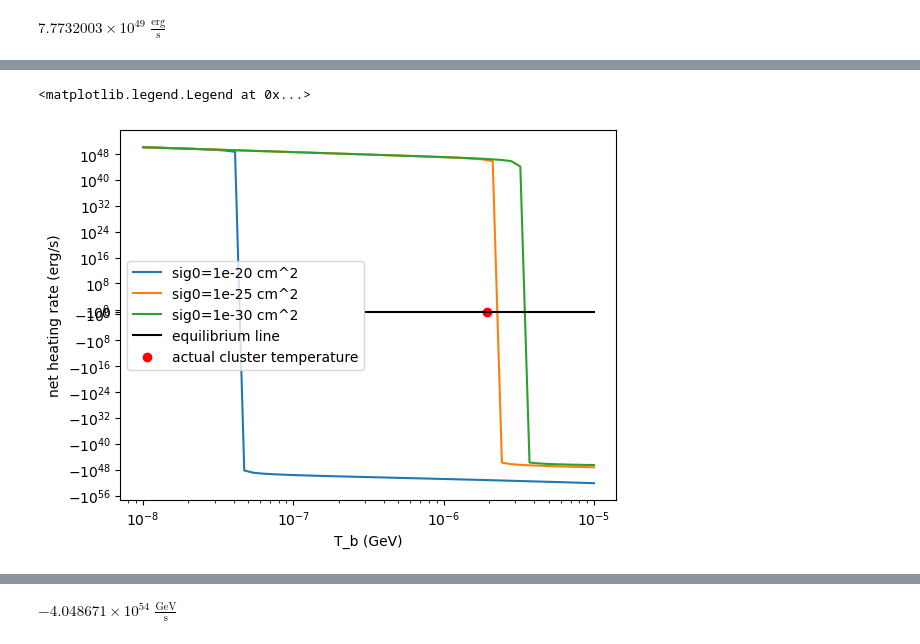
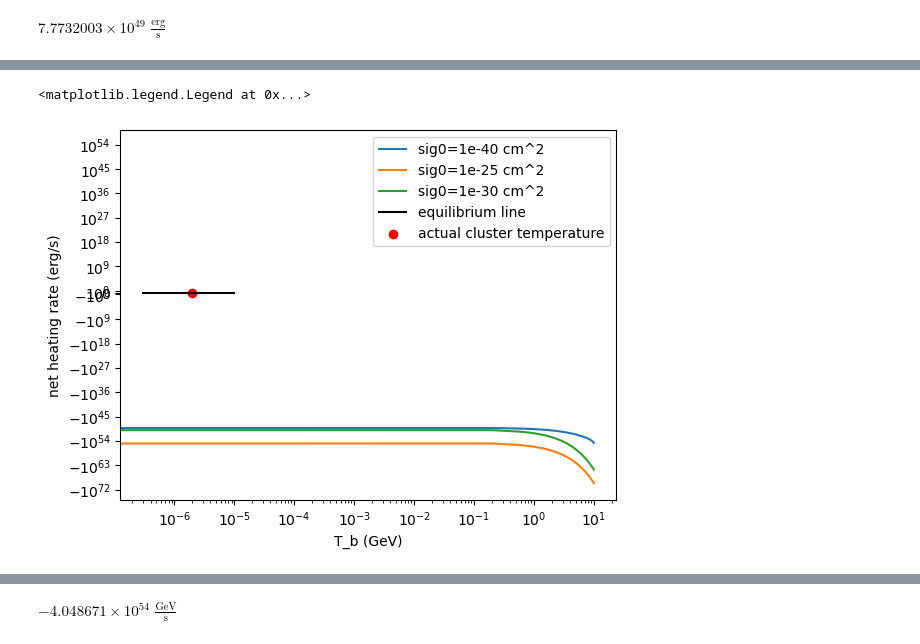
Before and after one commit to eleanorstuart/thermo-idm, a Jupyter notebook: equilibrium_conditions_experimentation.ipynb, the cells around one changed output, grey strips where cells are left out. Drawn from its saved outputs; the diff is of its cells as text; code cells hidden in the pictures.

Commit message:
1st try equilibrium mcmc

```diff
--- a/equilibrium_conditions_experimentation.ipynb
+++ b/equilibrium_conditions_experimentation.ipynb
@@ -73,6 +77,11 @@ agn_heating_rate(cls.baryon_temp, cls).to(u.erg/u.s)
 # %% [output]
 $7.7732003 \times 10^{49} \; \mathrm{\frac{erg}{s}}$
 # %%
-def equil(T_b, cluster, s0):
+def equil(logT_b, cluster, p0):
     #divide agn_heating_rate by 1e9 to put it at the same oom as the cooling
-    return agn_heating_rate(T_b, cluster)/1e6 - dm_cooling_rate(T_b, cluster, s0) - radiative_cooling_rate(T_b, cluster)
+    s0=10**p0 * u.cm**2
+    T_b=10**(logT_b)*u.GeV
+
+    #print(T_b, agn_heating_rate(T_b, cluster)/1e6 - dm_cooling_rate(T_b, cluster, s0) - radiative_cooling_rate(T_b, cluster))
+    #print((agn_heating_rate(T_b, cluster)/1e5).to(u.erg/u.s), dm_cooling_rate(T_b, cluster, s0), radiative_cooling_rate(T_b, cluster))
+    return ((agn_heating_rate(T_b, cluster)/1e5).to(u.erg/u.s) - dm_cooling_rate(T_b, cluster, s0) - radiative_cooling_rate(T_b, cluster)).value
@@ -79,23 +113,26 @@ def equil(T_b, cluster, s0):
 # %%
-T_b = np.logspace(-8, -5)*u.GeV
+#T_b = np.logspace(-8, -5)*u.GeV
 #s0=1e-25*u.cm**2
+
+log_Tbs=np.linspace(-10, 10)
 
 #plt.loglog()
 plt.yscale('symlog')
 plt.xscale('log')
 
 plt.xlabel('T_b (GeV)')
 plt.ylabel('net heating rate (erg/s)')
 
-plt.plot(T_b, equil(T_b, cls, 1e-20*u.cm**2), label='sig0=1e-20 cm^2')
-plt.plot(T_b, equil(T_b, cls, 1e-25*u.cm**2), label='sig0=1e-25 cm^2')
-plt.plot(T_b, equil(T_b, cls, 1e-30*u.cm**2), label='sig0=1e-30 cm^2') #any lower sig0 value is basically the same as this line
+plt.plot(log_Tbs, equil(log_Tbs, cls, -40), label='sig0=1e-40 cm^2')
+plt.plot(log_Tbs, equil(log_Tbs, cls, -25), label='sig0=1e-25 cm^2')
+plt.plot(log_Tbs, equil(log_Tbs, cls, -30), label='sig0=1e-30 cm^2') #any lower sig0 value is basically the same as this line
 #plt.plot(T_b, equil(T_b, cls, 1e-40*u.cm**2), label='sig0=1e-40 cm^2')
 
+#plt.plot(log_Tbs, agn_heating_rate(10**log_Tbs*u.GeV, cls)/1e6)
 
 plt.plot([3*1e-7,1e-5], [0,0], color='black', label='equilibrium line')
 plt.scatter(cls.baryon_temp,0, color='red', label='actual cluster temperature')
 plt.legend()
 # %% [output]
 <matplotlib.legend.Legend at 0x...>
-[figure, old version]
+[figure, new version]
```
Also changed, not shown: parts of 23 cells of this notebook, 4 other files.
